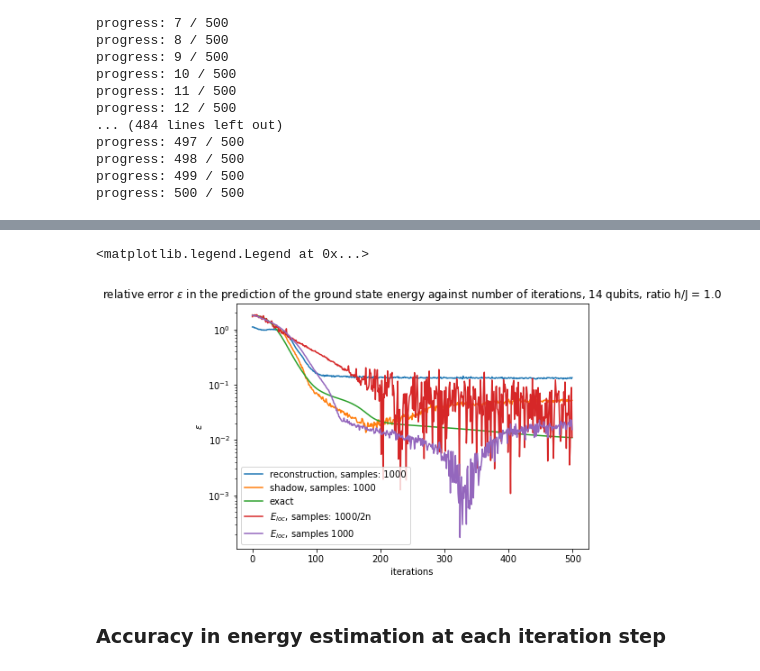
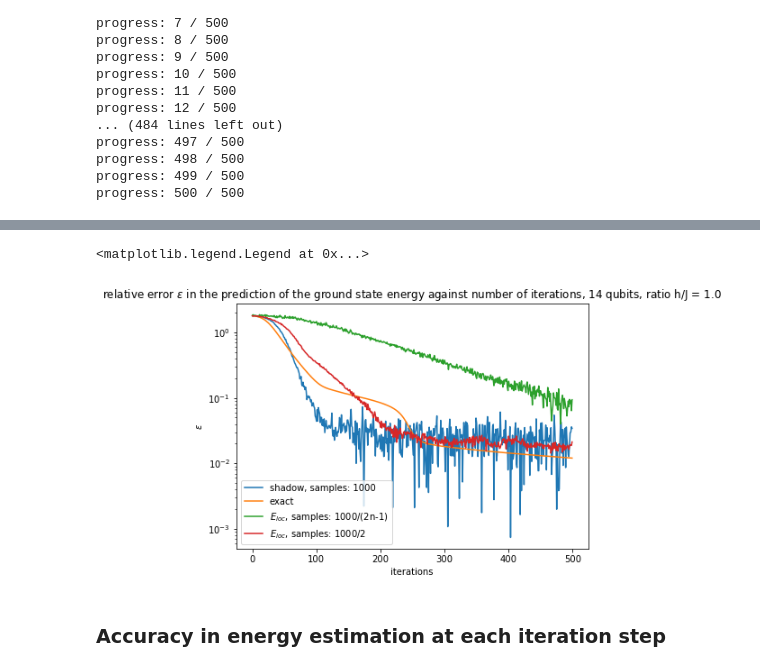
Before and after one commit to LennartBuerger/classical-shadows-for-1d-TFIM-energy-estimation, a Jupyter notebook: display_data/mps_display.ipynb, the cells around one changed output, grey strips where cells are left out. Drawn from its saved outputs; the diff is of its cells as text; code cells hidden in the pictures.

Commit message:
added plot comparing classical shadow grad descent with e_loc

```diff
--- a/display_data/mps_display.ipynb
+++ b/display_data/mps_display.ipynb
@@ -379,3 +379,8 @@ progress: 497 / 500
 progress: 498 / 500
 progress: 499 / 500
 progress: 500 / 500
+# %%
+save_direc_shadow_accuracy = Path('data/optim/shadow_grad_accuracies' + str(num_of_measurements_per_rot[0]) + '.npy')
+accuracy_shadow_loaded = np.load(save_direc_shadow_accuracy, allow_pickle=True)
+save_direc_brute_grad = Path('data/optim/brute_grad_accuracies.npy')
+accuracy_brute_loaded = np.load(save_direc_brute_grad, allow_pickle=True)
@@ -382,21 +407,27 @@ progress: 500 / 500
 # %%
 # comparison of all three methods
 plt.figure(figsize=(7,5))
-num_meas = np.array([1000])
-for num in range(np.size(num_meas)):
-    plt.plot(np.arange(0, step_num), accuracy_brute_sample[num, :], label='reconstruction, samples: ' + str(num_meas[num]))
-    plt.plot(np.arange(0, step_num), accuracy[num, :], label='shadow, samples: ' + str(num_meas[num]))
-plt.plot(np.arange(0, step_num), accuracy_brute, label='exact')
-plt.plot(np.arange(0, step_num), accuracy_e_loc[0,:], label='$E_{loc}$, samples: 1000/2n')
-plt.plot(np.arange(0, step_num), accuracy_e_loc[1,:], label='$E_{loc}$, samples 1000')
+num_meas = 1000
+step_num = 500
+
+#plt.plot(np.arange(0, step_num), accuracy_brute_sample[num, :], label='reconstruction, samples: ' + str(num_meas[num]))
+plt.plot(np.arange(0, step_num), accuracy_shadow_loaded[0][0:step_num], label='shadow, samples: ' + str(num_meas))
+plt.plot(np.arange(0, step_num), accuracy_brute_loaded[0:step_num], label='exact')
+num_meas = np.array([38, 500])
+save_direc_e_loc_accuracy = Path('data/optim/e_loc_grad_accuracies' + str(38.0) + '.npy')
+accuracy_e_loc = np.load(save_direc_e_loc_accuracy, allow_pickle=True)
+plt.plot(np.arange(0, step_num), accuracy_e_loc[0][0:step_num], label='$E_{loc}$, samples: 1000/(2n-1)')
+save_direc_e_loc_accuracy = Path('data/optim/e_loc_grad_accuracies' + str(500.0) + '.npy')
+accuracy_e_loc = np.load(save_direc_e_loc_accuracy, allow_pickle=True)
+plt.plot(np.arange(0, step_num), accuracy_e_loc[0][0:step_num], label='$E_{loc}$, samples: 1000/2')
 plt.title('relative error $\epsilon$ in the prediction of the ground state energy against number of iterations, ' + str(qubit_num) + ' qubits, ratio h/J = ' + str(ratio_h_j))
 plt.yscale('log')
 plt.xlabel('iterations')
 plt.ylabel('$\epsilon$')
 plt.legend()
 # %% [output]
 <matplotlib.legend.Legend at 0x...>
-[figure, old version]
+[figure, new version]
 # %% [markdown]
 ### Accuracy in energy estimation at each iteration step
 # %%
```
Also changed, not shown: parts of 3 cells of this notebook.
